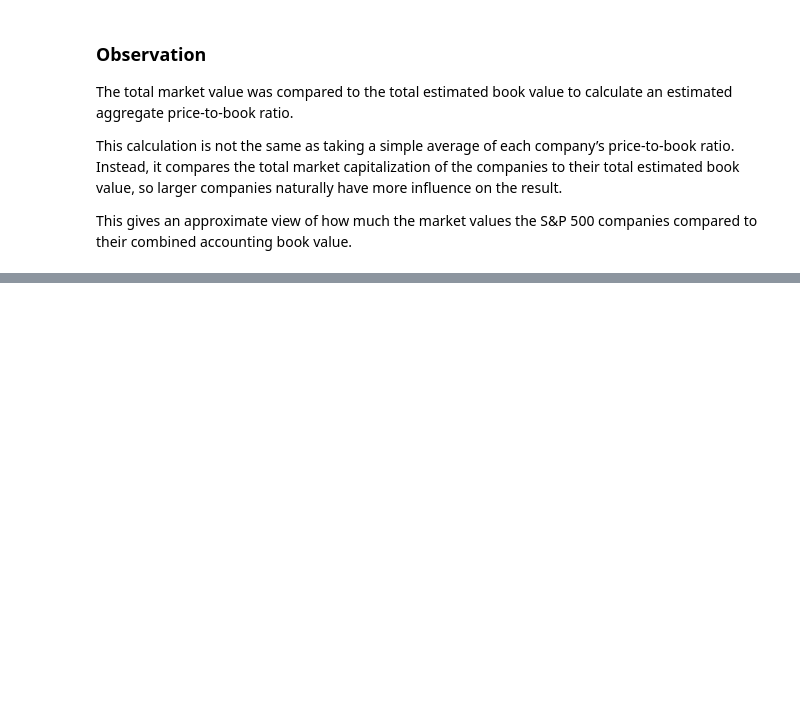
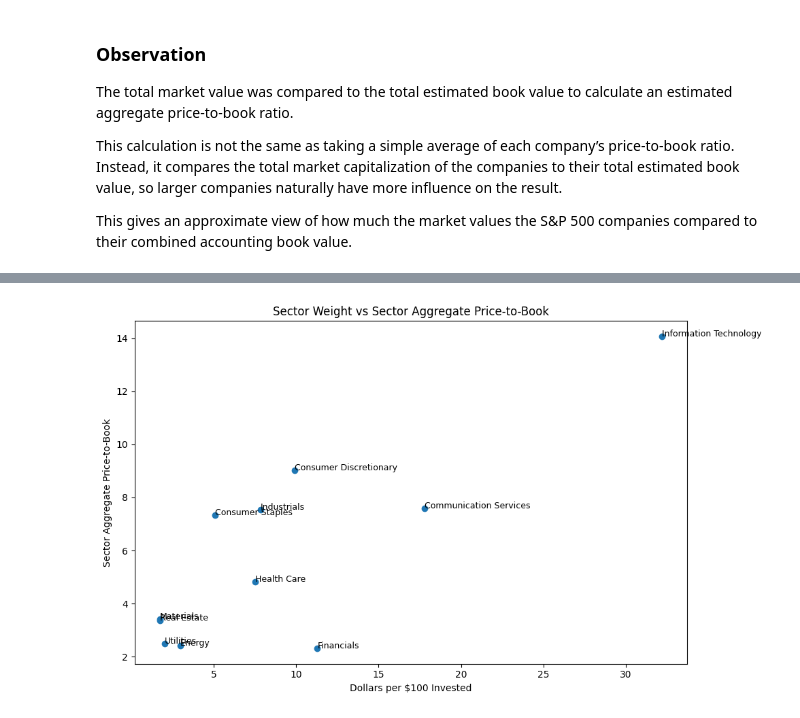
Before and after one commit to Gabrielcoder1/sp500-value-analyzer, a Jupyter notebook: notebooks/01_sp500_value_analysis.ipynb, the cells around one changed output, grey strips where cells are left out. Saved outputs shown, nothing was run; the diff lists cells and outputs as text; code cells hidden in the pictures; blank space fills up the shorter version.

```diff
--- a/notebooks/01_sp500_value_analysis.ipynb
+++ b/notebooks/01_sp500_value_analysis.ipynb
@@ -1689,0 +1685,8 @@ Negative book equity was not removed automatically because it still represents p
+# %%
+sector_book_value = (
+    sp500_combined
+    .groupby("GICS Sector")[["Estimated Book Value"]]
+    .sum()
+)
+# %%
+sector_weight_valuation = sector_weights.join(sector_book_value)
@@ -1689,0 +1709,4 @@ Negative book equity was not removed automatically because it still represents p
+# %%
+sector_weight_valuation["Sector Aggregate P/B"] = (
+    sector_weight_valuation["Market Cap"] / sector_weight_valuation["Estimated Book Value"]
+)
@@ -1689,0 +1729,23 @@ Negative book equity was not removed automatically because it still represents p
+# %%
+plt.figure(figsize=(10, 6))
+
+plt.scatter(
+    sector_weight_valuation["Dollars per $100"],
+    sector_weight_valuation["Sector Aggregate P/B"]
+)
+
+for sector in sector_weight_valuation.index:
+    plt.text(
+        sector_weight_valuation.loc[sector, "Dollars per $100"],
+        sector_weight_valuation.loc[sector, "Sector Aggregate P/B"],
+        sector,
+        fontsize=9
+    )
+
+plt.title("Sector Weight vs Sector Aggregate Price-to-Book")
+plt.xlabel("Dollars per $100 Invested")
+plt.ylabel("Sector Aggregate Price-to-Book")
+plt.tight_layout()
+plt.show()
+# %% [output]
+[figure, added]
```
Also changed, not shown: parts of 83 cells of this notebook, 1 other file.
